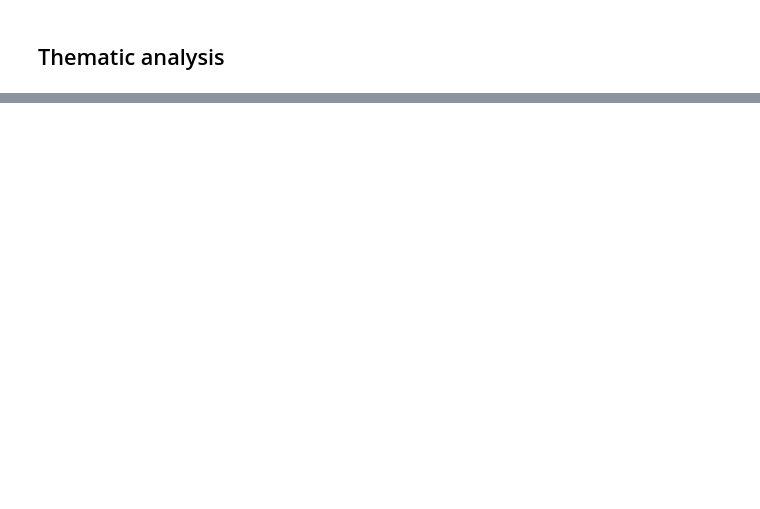
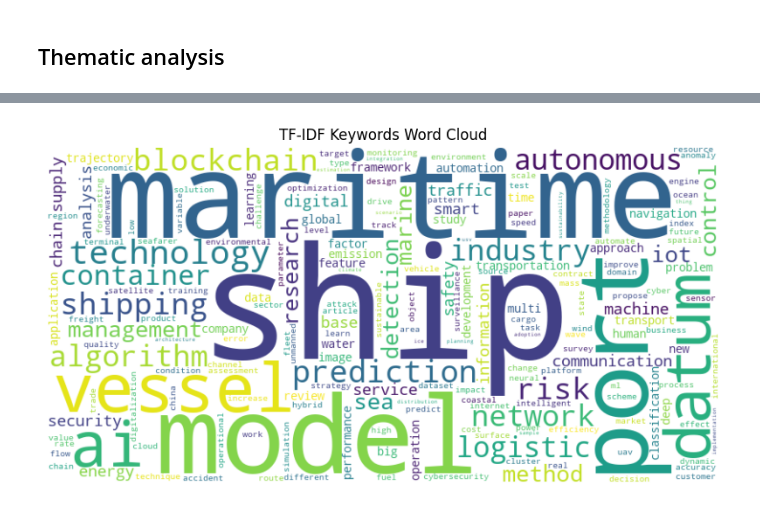
Before and after one commit to ferrariniluca78/dx_in_shipping, a Jupyter notebook: SlrDxInShipping_Thematic.ipynb, the cells around one changed output, grey strips where cells are left out. Saved outputs shown, nothing was run; the diff lists cells and outputs as text; code cells hidden in the pictures; blank space fills up the shorter version.

Commit message:
cloud of words

```diff
--- a/SlrDxInShipping_Thematic.ipynb
+++ b/SlrDxInShipping_Thematic.ipynb
@@ -287,0 +247,2 @@ print(top_20_articles_report)
+# %%
+lit = lit [['full_text']]
@@ -287,0 +282,26 @@ print(top_20_articles_report)
+# %%
+# We now perform key extraction in different ways
+
+# TF-IDF
+
+from sklearn.feature_extraction.text import TfidfVectorizer
+
+# Use TfidfVectorizer to extract keywords
+vectorizer = TfidfVectorizer(max_df=0.8, min_df = 2, stop_words='english', max_features=1000)  # Adjust max_df and max_features as needed
+tfidf_matrix = vectorizer.fit_transform(lit['cleaned_text'])
+tfidf_feature_names = vectorizer.get_feature_names_out()
+
+# Show top N keywords per document based on TF-IDF score
+top_n = 10  # Adjust the number of keywords you want
+top_keywords = []
+
+# For each document, get the top N keywords based on TF-IDF scores
+for row in tfidf_matrix:
+    # Zip the TF-IDF scores with feature names, and filter only terms with scores > 0 for the document
+    sorted_items = sorted([(score, feature) for score, feature in zip(row.toarray().flatten(), tfidf_feature_names) if score > 0], reverse=True)
+    keywords = [item[1] for item in sorted_items[:top_n]]
+    top_keywords.append(keywords)
+
+# Add keywords as a new column in the dataframe
+lit['top_keywords'] = top_keywords
+lit.head(5)
@@ -287,0 +315,18 @@ print(top_20_articles_report)
+# %%
+from wordcloud import WordCloud
+
+# Combine all keywords into a single list for each method (TF-IDF and BERT)
+tfidf_keywords = [word for keywords in lit['top_keywords'] for word in keywords]
+
+# Convert lists to a single string for word cloud generation
+tfidf_keywords_text = " ".join(tfidf_keywords)
+
+# Generate and plot the TF-IDF Word Cloud
+wordcloud_tfidf = WordCloud(width=800, height=400, background_color="white").generate(tfidf_keywords_text)
+plt.figure(figsize=(10, 5))
+plt.imshow(wordcloud_tfidf, interpolation="bilinear")
+plt.axis("off")
+plt.title("TF-IDF Keywords Word Cloud")
+plt.show()
+# %% [output]
+[figure, added]
```
Also changed, not shown: parts of 27 cells of this notebook.
